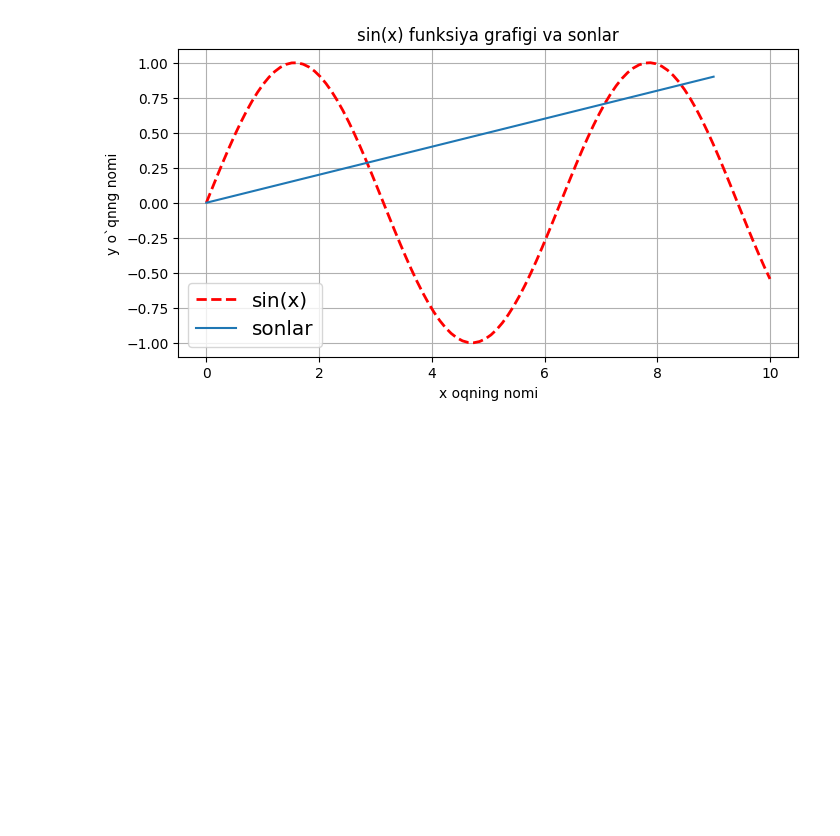
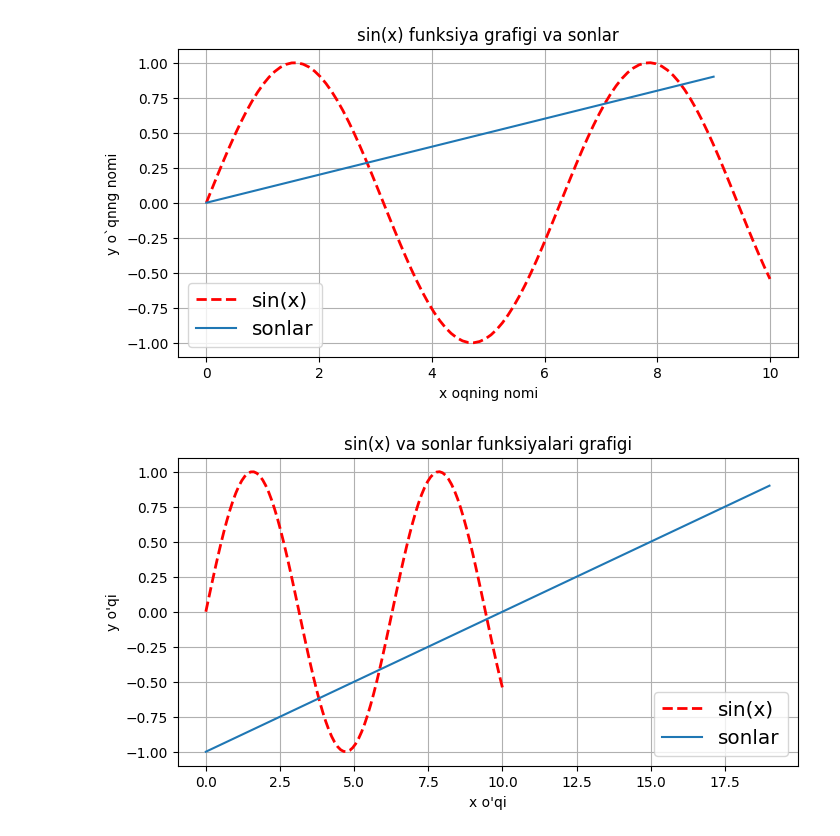
Before and after one commit to bekdata/mohirdev_datascines, a Jupyter notebook: _029|_matplotlib_kirish.ipynb, the cells around one changed output. Drawn from its saved outputs; the diff is of its cells as text; code cells hidden in the pictures; blank space fills up the shorter version.

```diff
--- a/_029|_matplotlib_kirish.ipynb
+++ b/_029|_matplotlib_kirish.ipynb
@@ -68,3 +68,36 @@ plt.legend(loc=0, fontsize="x-large")
 plt.show()
 # %% [output]
 [figure]
+# %%
+import matplotlib.pyplot as plt
+import numpy as np
+
+# Ma'lumotlarni yaratish
+x = np.linspace(0, 10, 100)
+y = np.sin(x)
+sonlar = np.arange(-1, 1, 0.1)
+
+# Grafikni yaratish
+plt.figure(figsize=(8, 4))
+
+# Birinchi grafik
+plt.plot(x, y, linewidth=2, linestyle="--", color='r', label='sin(x)')
+
+# Ikkinchi grafik
+plt.plot(sonlar, label='sonlar')
+
+# Grafikka nom berish va o'qlarni nomlash
+plt.title('sin(x) va sonlar funksiyalari grafigi')
+plt.xlabel("x o'qi")
+plt.ylabel("y o'qi")
+
+# Panjara qo'shish
+plt.grid()
+
+# Legendani qo'shish
+plt.legend(loc=0, fontsize='x-large')
+
+# Grafikni ko'rsatish
+plt.show()
+# %% [output]
+[figure, added]
```
